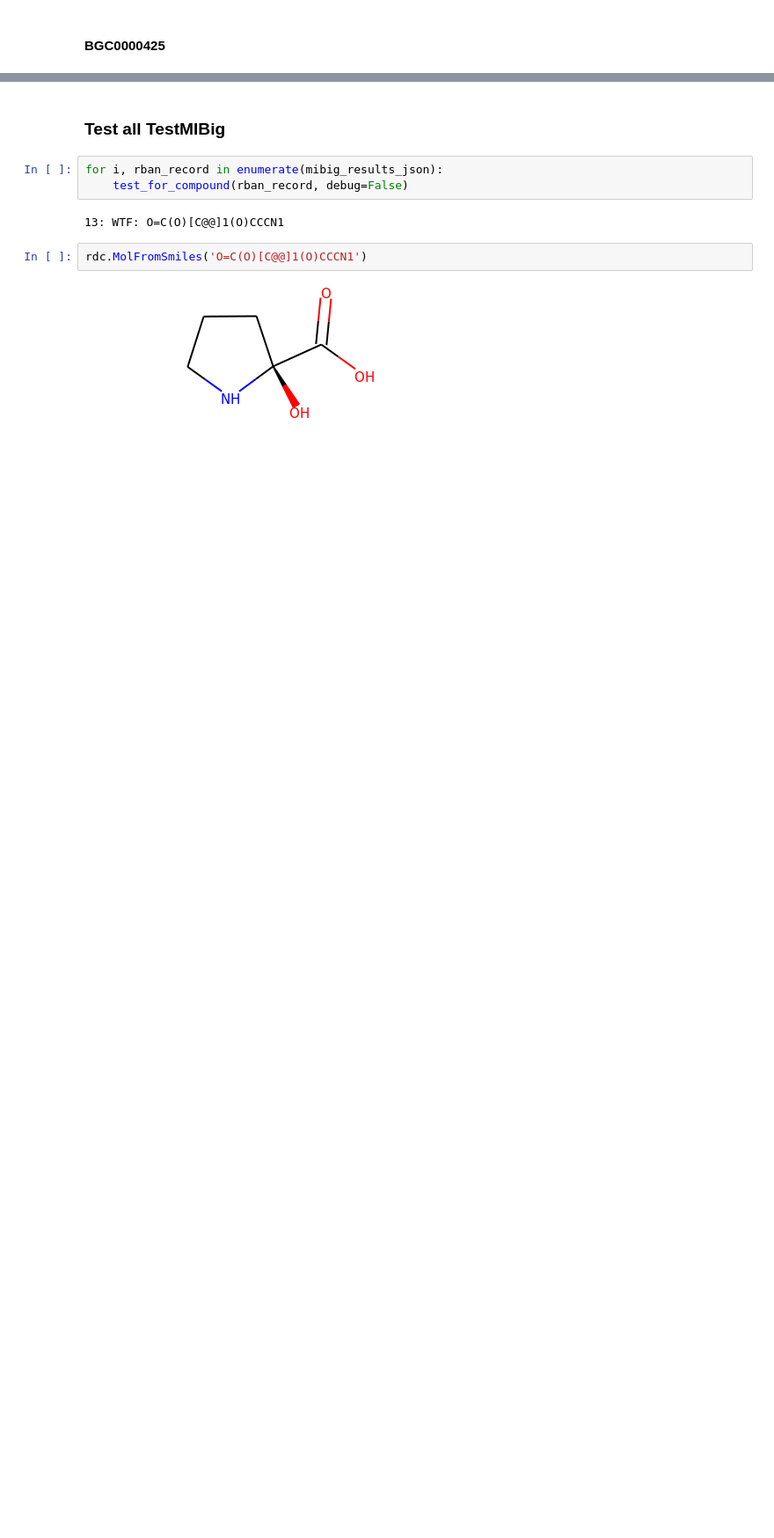
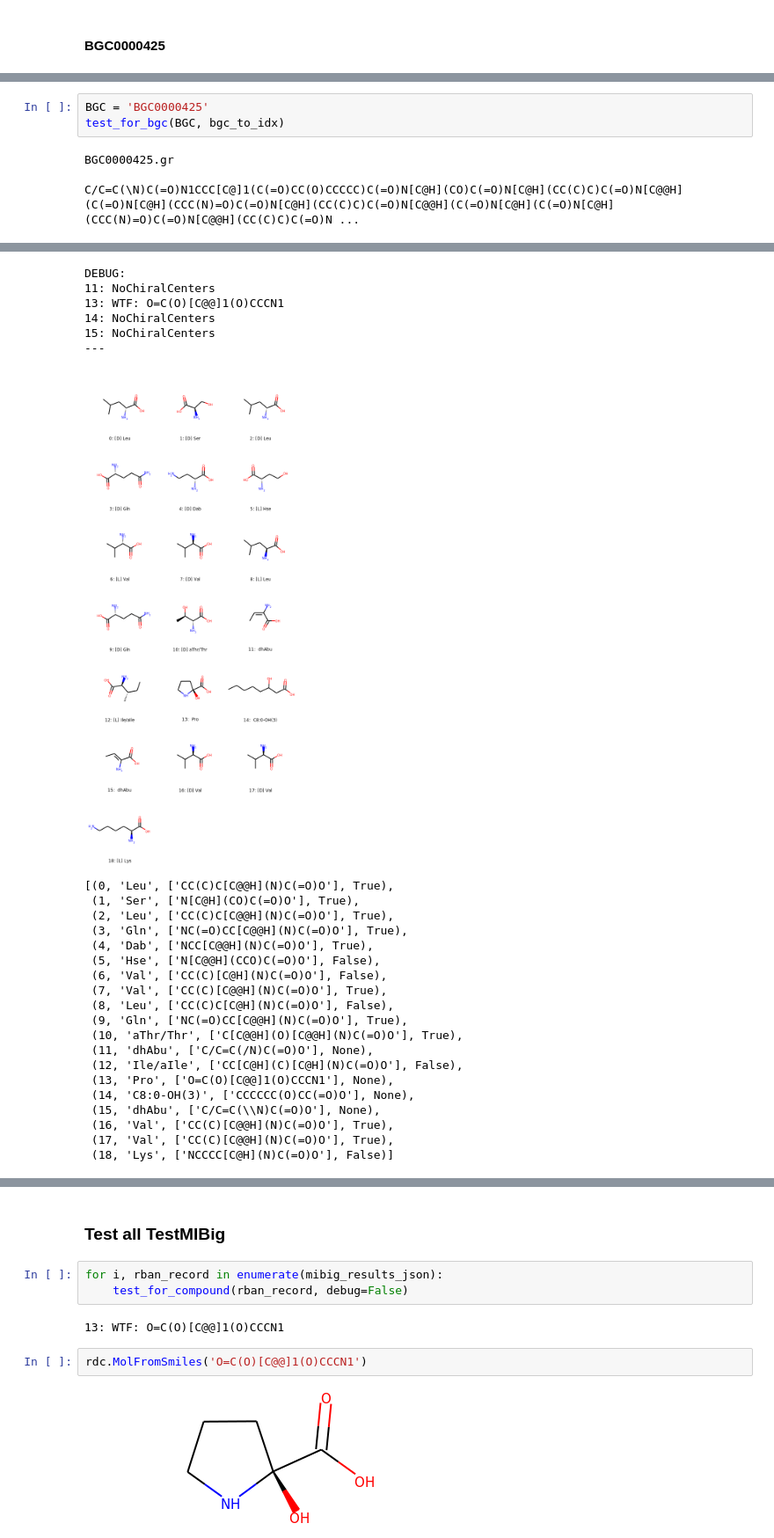
Before and after one commit to ablab/nerpa, a Jupyter notebook: scripts/DL-isomers.ipynb, the cells around one changed output, grey strips where cells are left out. Shown at 88% size. Saved outputs shown, nothing was run; the diff lists cells and outputs as text; blank space fills up the shorter version.

```diff
--- a/scripts/DL-isomers.ipynb
+++ b/scripts/DL-isomers.ipynb
@@ -451,0 +425,7 @@ DEBUG:
+# %%
+BGC = 'BGC0000425'
+test_for_bgc(BGC, bgc_to_idx)
+# %% [output]
+BGC0000425.gr
+
+C/C=C(\N)C(=O)N1CCC[C@]1(C(=O)CC(O)CCCCC)C(=O)N[C@H](CO)C(=O)N[C@H](CC(C)C)C(=O)N[C@@H](C(=O)N[C@H](CCC(N)=O)C(=O)N[C@H](CC(C)C)C(=O)N[C@@H](C(=O)N[C@H](C(=O)N[C@H](CCC(N)=O)C(=O)N[C@@H](CC(C)C)C(=O)N ...
@@ -451,0 +433,26 @@ DEBUG:
+DEBUG:
+11: NoChiralCenters
+13: WTF: O=C(O)[C@@]1(O)CCCN1
+14: NoChiralCenters
+15: NoChiralCenters
+---
+[figure, added]
+[(0, 'Leu', ['CC(C)C[C@@H](N)C(=O)O'], True),
+ (1, 'Ser', ['N[C@H](CO)C(=O)O'], True),
+ (2, 'Leu', ['CC(C)C[C@@H](N)C(=O)O'], True),
+ (3, 'Gln', ['NC(=O)CC[C@@H](N)C(=O)O'], True),
+ (4, 'Dab', ['NCC[C@@H](N)C(=O)O'], True),
+ (5, 'Hse', ['N[C@@H](CCO)C(=O)O'], False),
+ (6, 'Val', ['CC(C)[C@H](N)C(=O)O'], False),
+ (7, 'Val', ['CC(C)[C@@H](N)C(=O)O'], True),
+ (8, 'Leu', ['CC(C)C[C@H](N)C(=O)O'], False),
+ (9, 'Gln', ['NC(=O)CC[C@@H](N)C(=O)O'], True),
+ (10, 'aThr/Thr', ['C[C@@H](O)[C@@H](N)C(=O)O'], True),
+ (11, 'dhAbu', ['C/C=C(/N)C(=O)O'], None),
+ (12, 'Ile/aIle', ['CC[C@H](C)[C@H](N)C(=O)O'], False),
+ (13, 'Pro', ['O=C(O)[C@@]1(O)CCCN1'], None),
+ (14, 'C8:0-OH(3)', ['CCCCCC(O)CC(=O)O'], None),
+ (15, 'dhAbu', ['C/C=C(\\N)C(=O)O'], None),
+ (16, 'Val', ['CC(C)[C@@H](N)C(=O)O'], True),
+ (17, 'Val', ['CC(C)[C@@H](N)C(=O)O'], True),
+ (18, 'Lys', ['NCCCC[C@H](N)C(=O)O'], False)]
```
Also changed, not shown: parts of 12 cells of this notebook, 1 other file.
